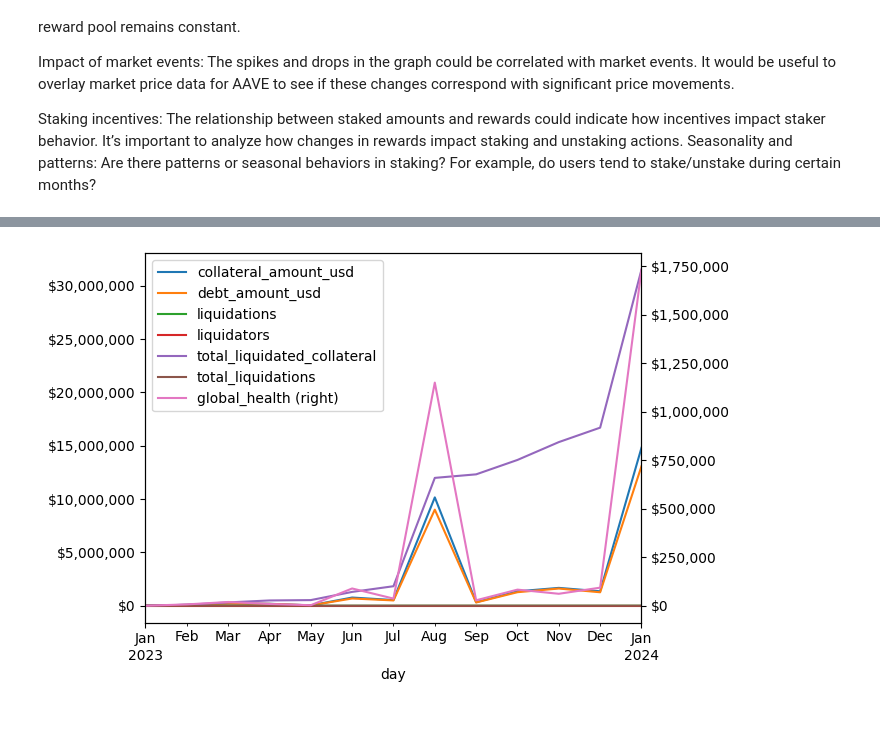
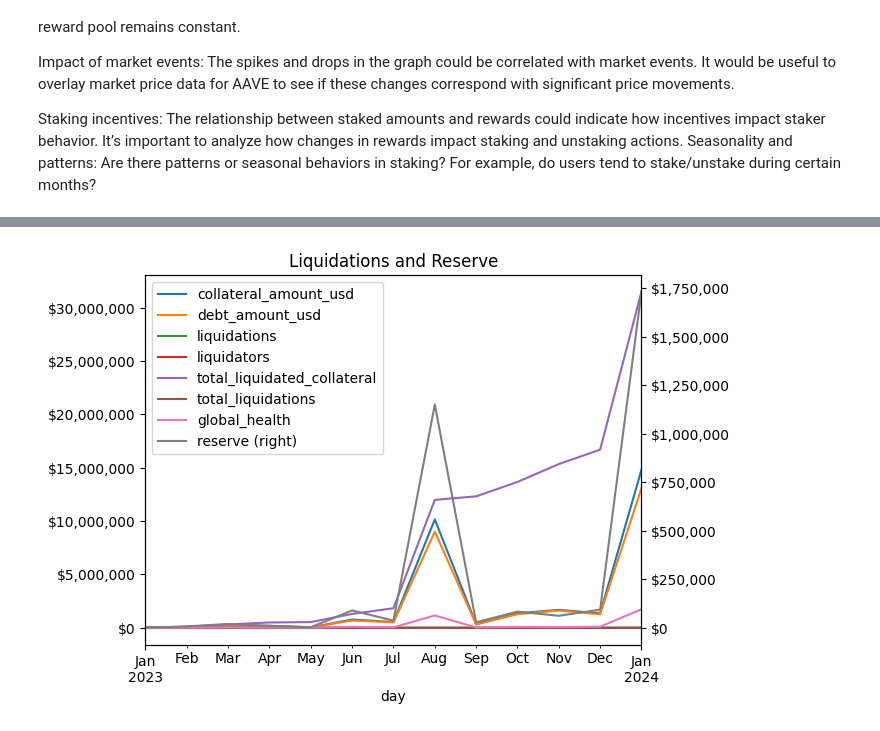
Before and after one commit to DarthShoge/ts_demo, a Jupyter notebook: dashboard/dashboard.ipynb, the cells around one changed output, grey strips where cells are left out. Saved outputs shown, nothing was run; the diff lists cells and outputs as text; code cells hidden in the pictures.

```diff
--- a/dashboard/dashboard.ipynb
+++ b/dashboard/dashboard.ipynb
@@ -85,0 +126,3 @@ aave_liquidations = requests.get(f'https://api.dune.com/api/v1/query/1955184/res
+# %%
+liquidations_df = get_data(f'https://api.dune.com/api/v1/query/1955184/results')
+liquidations_df
@@ -86,24 +156,16 @@ aave_liquidations = requests.get(f'https://api.dune.com/api/v1/query/1955184/res
 # %%
-from matplotlib.ticker import FuncFormatter
-
-def money_formatter(x, pos):
-    return "${:,.0f}".format(x)
-
-
-
-liquidations_df = pd.DataFrame( aave_liquidations['result']['rows'])
-liquidations_df.index = pd.to_datetime(liquidations_df['day'])
-liquidations_df['global_health'] = liquidations_df['collateral_amount_usd'] - liquidations_df['debt_amount_usd']
-print(liquidations_df.head())
+liquidations_df['reserve'] = (liquidations_df['collateral_amount_usd'] - liquidations_df['debt_amount_usd'])
 
 # Create the plot
 fig, ax = plt.subplots()
-liquidations_df.plot(ax=ax, secondary_y=['global_health'])
+liquidations_df.plot(ax=ax, secondary_y=['reserve'])
 
 # Format the ticks as currency
-formatter = FuncFormatter(money_formatter)
-ax.yaxis.set_major_formatter(formatter)
-ax.right_ax.yaxis.set_major_formatter(formatter)
+ax.yaxis.set_major_formatter(money_formatter)
+ax.right_ax.yaxis.set_major_formatter(money_formatter)
+
+# Add a title
+plt.title("Liquidations and Reserve")
 
 # Display the plot
 plt.show()
@@ -128,2 +173,2 @@ day
-[figure, old version]
+[figure, new version]
 # %%
```
Also changed, not shown: parts of 15 cells of this notebook.
